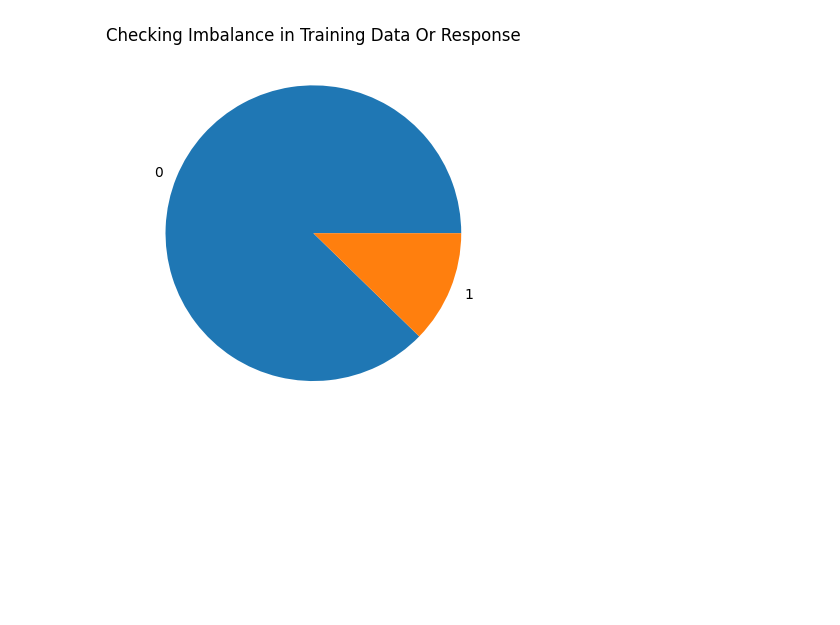
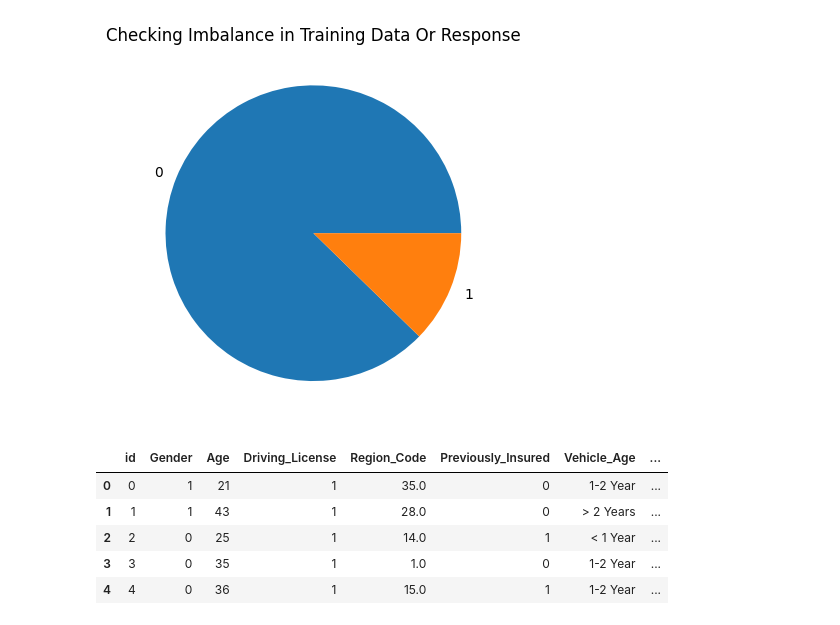
Before and after one commit to vaidyaprasad84/kaggle, a Jupyter notebook: Playground Series/ps4-e7-binary-classification-of-insurance.ipynb, the cells around one changed output. Saved outputs shown, nothing was run; the diff lists cells and outputs as text; code cells hidden in the pictures; blank space fills up the shorter version.

```diff
--- a/Playground Series/ps4-e7-binary-classification-of-insurance.ipynb
+++ b/Playground Series/ps4-e7-binary-classification-of-insurance.ipynb
@@ -46,3 +49,18 @@ ax.set_title('Checking Imbalance in Training Data Or Response')
 Text(0.5, 1.0, 'Checking Imbalance in Training Data Or Response')
 <Figure size 600x600 with 0 Axes>
 [figure]
+# %%
+train['Gender'] = np.where(train['Gender']=='Male',1,0)
+test['Gender'] = np.where(test['Gender']=='Male',1,0)
+
+train['Vehicle_Damage'] = np.where(train['Vehicle_Damage']=='Yes',1,0)
+test['Vehicle_Damage'] = np.where(test['Vehicle_Damage']=='Yes',1,0)
+
+train.head()
+# %% [output]
+|  | id | Gender | Age | Driving_License | Region_Code | Previously_Insured | Vehicle_Age | ... |
+| 0 | 0 | 1 | 21 | 1 | 35.0 | 0 | 1-2 Year | ... |
+| 1 | 1 | 1 | 43 | 1 | 28.0 | 0 | > 2 Years | ... |
+| 2 | 2 | 0 | 25 | 1 | 14.0 | 1 | < 1 Year | ... |
+| 3 | 3 | 0 | 35 | 1 | 1.0 | 0 | 1-2 Year | ... |
+| 4 | 4 | 0 | 36 | 1 | 15.0 | 1 | 1-2 Year | ... |
```
Also changed, not shown: parts of 10 cells of this notebook.
